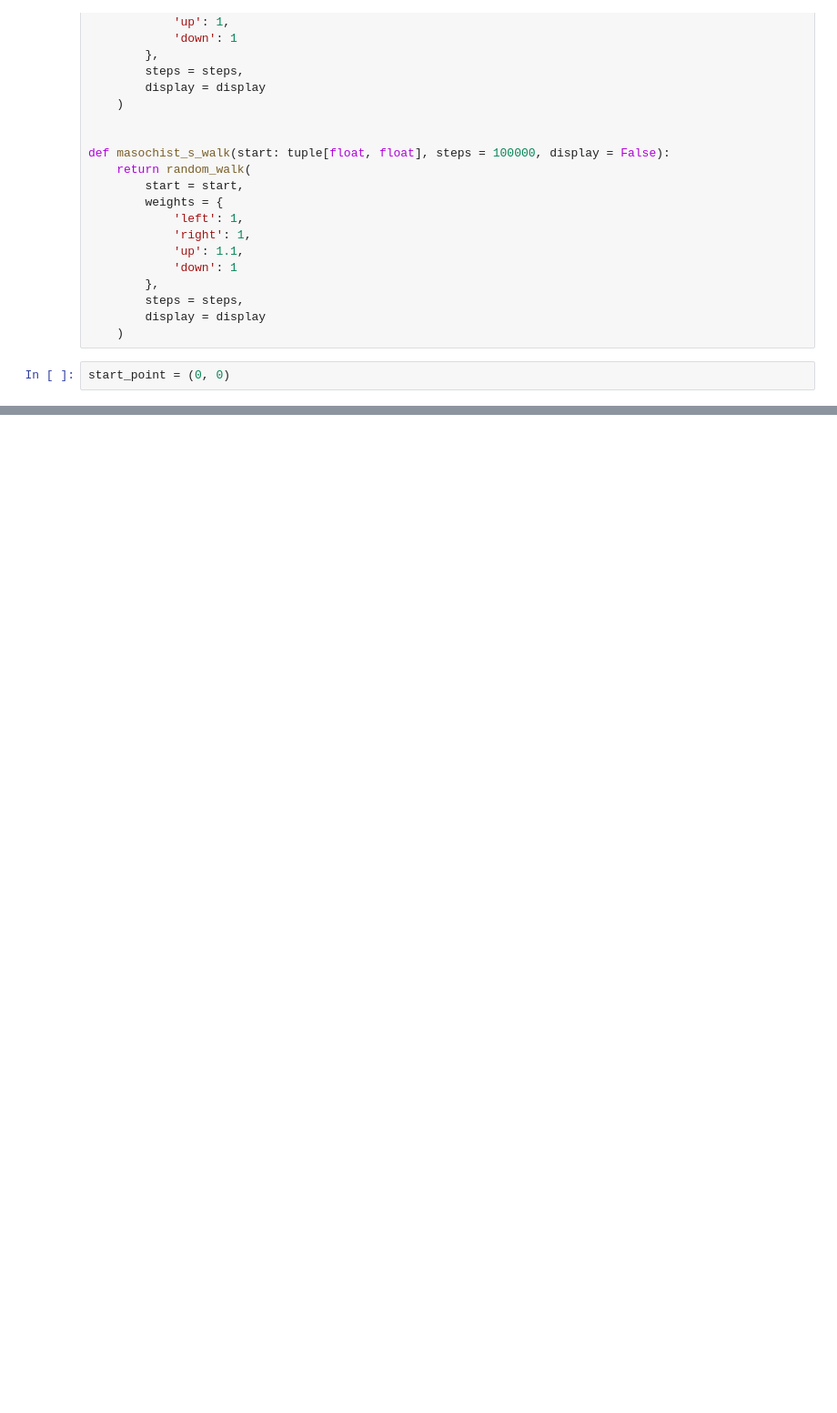
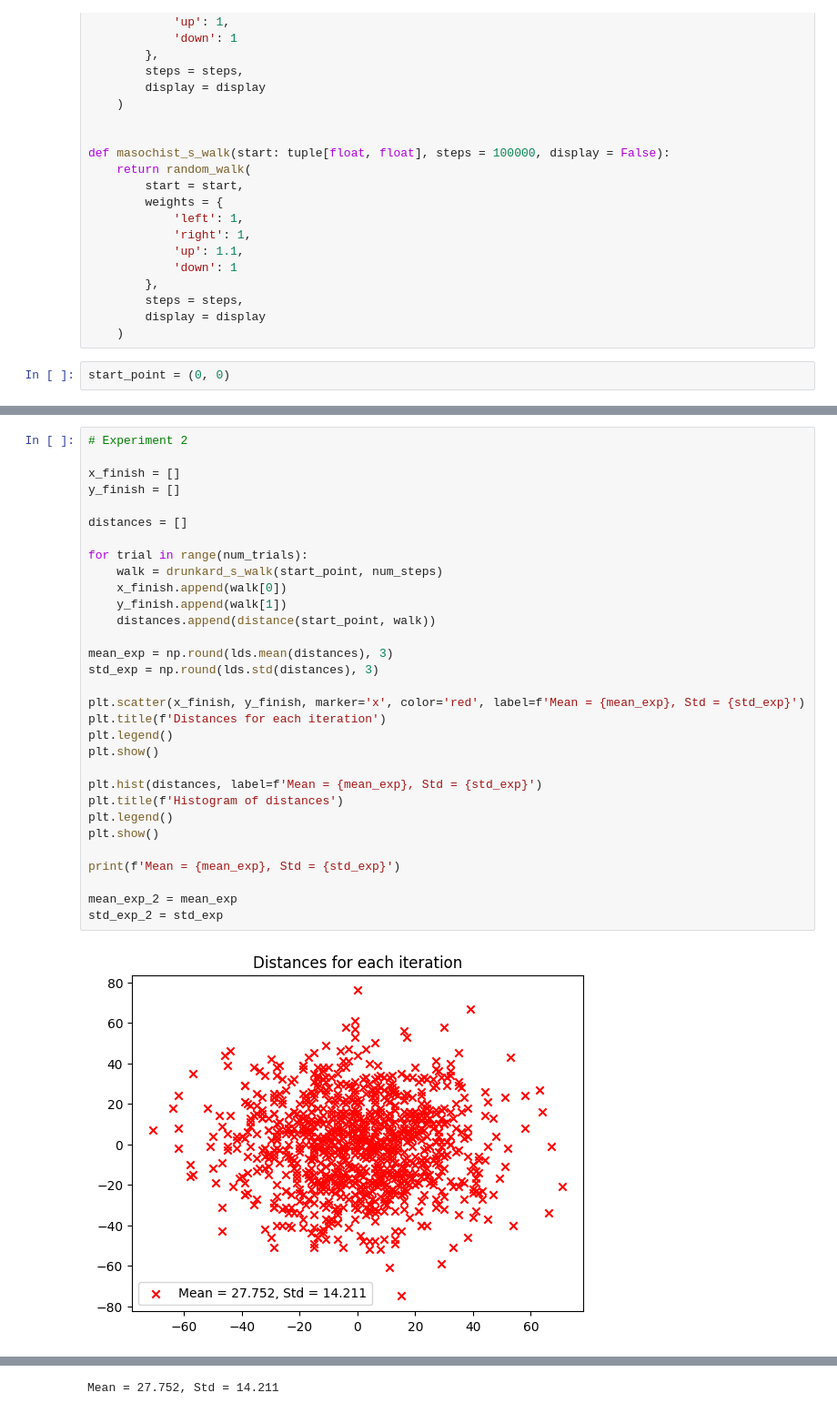
Before and after one commit to DanielFaltynowski/learn-data-science, a Jupyter notebook: 03-random-walks.ipynb, the cells around one changed output, grey strips where cells are left out. Shown at 91% size. Drawn from its saved outputs; the diff is of its cells as text; blank space fills up the shorter version.

```diff
--- a/03-random-walks.ipynb
+++ b/03-random-walks.ipynb
@@ -129,0 +189,33 @@ Distance between point (0, 0) to the walker: 2708.0563
+# %%
+# Experiment 2
+
+x_finish = []
+y_finish = []
+
+distances = []
+
+for trial in range(num_trials):
+    walk = drunkard_s_walk(start_point, num_steps)
+    x_finish.append(walk[0])
+    y_finish.append(walk[1])
+    distances.append(distance(start_point, walk))
+
+mean_exp = np.round(lds.mean(distances), 3)
+std_exp = np.round(lds.std(distances), 3)
+
+plt.scatter(x_finish, y_finish, marker='x', color='red', label=f'Mean = {mean_exp}, Std = {std_exp}')
+plt.title(f'Distances for each iteration')
+plt.legend()
+plt.show()
+
+plt.hist(distances, label=f'Mean = {mean_exp}, Std = {std_exp}')
+plt.title(f'Histogram of distances')
+plt.legend()
+plt.show()
+
+print(f'Mean = {mean_exp}, Std = {std_exp}')
+
+mean_exp_2 = mean_exp
+std_exp_2 = std_exp
+# %% [output]
+[figure, added]
@@ -129,0 +223 @@ Distance between point (0, 0) to the walker: 2708.0563
+Mean = 27.752, Std = 14.211
```
Also changed, not shown: parts of 27 cells of this notebook, 2 other files.
